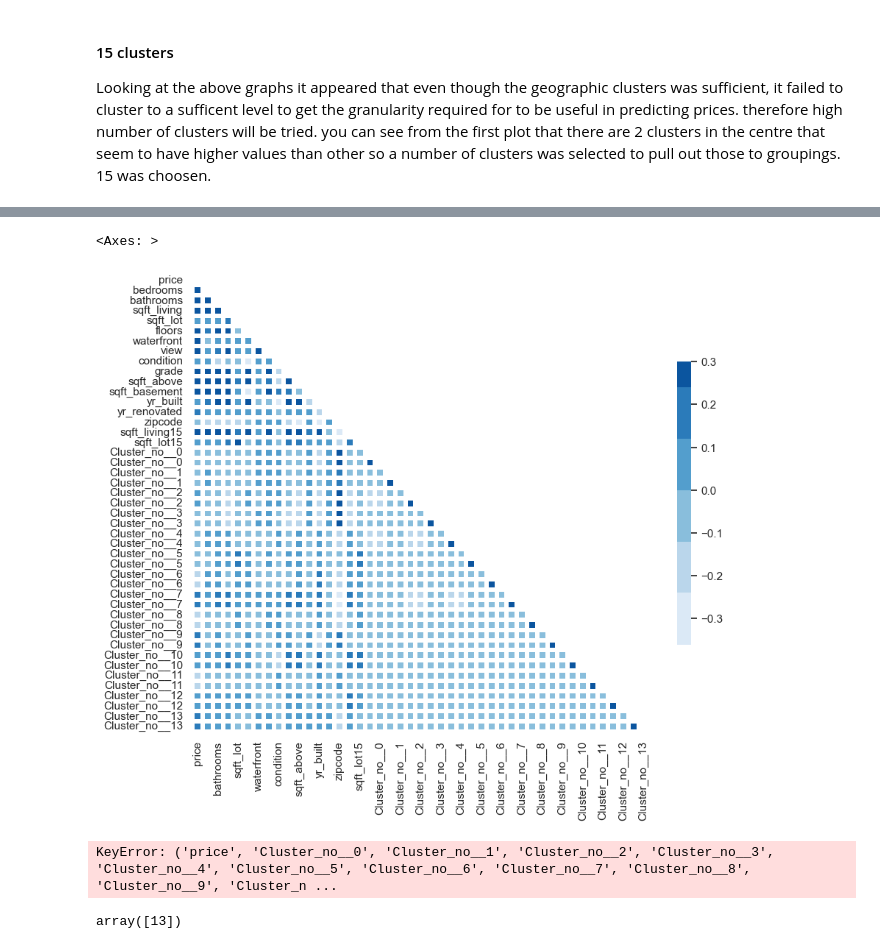
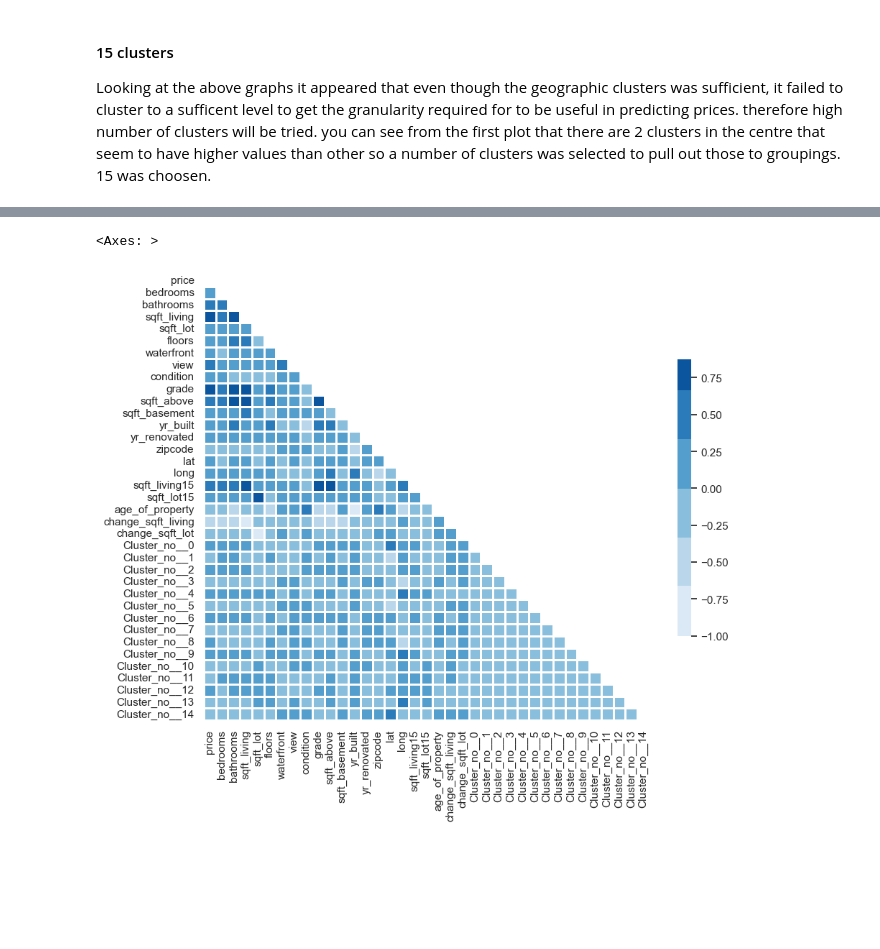
Before and after one commit to Kilvers/ML_test_HousePrices, a Jupyter notebook: EDA.ipynb, the cells around one changed output, grey strips where cells are left out. Saved outputs shown, nothing was run; the diff lists cells and outputs as text; code cells hidden in the pictures; blank space fills up the shorter version.

```diff
--- a/EDA.ipynb
+++ b/EDA.ipynb
@@ -256,60 +356,41 @@ Index(['Unnamed: 0', 'id', 'date', 'price', 'bedrooms', 'bathrooms',
       dtype='object')
+# %%
+column_list_clusters = ['price', 'bedrooms', 'bathrooms', 'sqft_living',
+       'sqft_lot', 'floors', 'waterfront', 'view', 'condition', 'grade',
+       'sqft_above', 'sqft_basement', 'yr_built', 'yr_renovated', 'zipcode',
+       'lat', 'long', 'sqft_living15', 'sqft_lot15', 'age_of_property',
+       'change_sqft_living', 'change_sqft_lot', 'Cluster_no__0',
+       'Cluster_no__1', 'Cluster_no__2', 'Cluster_no__3', 'Cluster_no__4',
+       'Cluster_no__5', 'Cluster_no__6', 'Cluster_no__7', 'Cluster_no__8',
+       'Cluster_no__9', 'Cluster_no__10', 'Cluster_no__11', 'Cluster_no__12',
+       'Cluster_no__13', 'Cluster_no__14']
+
+column_list_sqft =['price', 'bedrooms', 'bathrooms', 'sqft_living',
+       'sqft_lot', 'floors', 'waterfront', 'view', 'condition', 'grade',
+       'sqft_above', 'sqft_basement', 'yr_built', 'yr_renovated', 'zipcode',
+       'lat', 'long', 'sqft_living15', 'sqft_lot15', 'age_of_property',
+       'change_sqft_living', 'change_sqft_lot', 'change_sqft_lot__-1', 'change_sqft_lot__0', 'change_sqft_lot__1',
+       'change_sqft_living__-1', 'change_sqft_living__0',
+       'change_sqft_living__1']
 # %%
 sns.set_theme(style="white")
-encodings = pd.get_dummies(df['clusters'], prefix='Cluster_no_')
-df = pd.concat([df, encodings], axis=1)
-df.sample(5).T
-corr = df[['price', 'bedrooms', 'bathrooms',
-       'sqft_living', 'sqft_lot', 'floors', 'waterfront', 'view', 'condition',
-       'grade', 'sqft_above', 'sqft_basement', 'yr_built', 'yr_renovated',
-       'zipcode', 'sqft_living15', 'sqft_lot15',
-       'Cluster_no__0', 'Cluster_no__1', 'Cluster_no__2',
-       'Cluster_no__3', 'Cluster_no__4', 'Cluster_no__5', 'Cluster_no__6',
-       'Cluster_no__7', 'Cluster_no__8', 'Cluster_no__9', 'Cluster_no__10',
-       'Cluster_no__11', 'Cluster_no__12', 'Cluster_no__13']].corr()
-mask = np.triu(df[['price', 'bedrooms', 'bathrooms',
-       'sqft_living', 'sqft_lot', 'floors', 'waterfront', 'view', 'condition',
-       'grade', 'sqft_above', 'sqft_basement', 'yr_built', 'yr_renovated',
-       'zipcode', 'sqft_living15', 'sqft_lot15',
-       'Cluster_no__0', 'Cluster_no__1', 'Cluster_no__2',
-       'Cluster_no__3', 'Cluster_no__4', 'Cluster_no__5', 'Cluster_no__6',
-       'Cluster_no__7', 'Cluster_no__8', 'Cluster_no__9', 'Cluster_no__10',
-       'Cluster_no__11', 'Cluster_no__12', 'Cluster_no__13']].corr())
+# encodings = pd.get_dummies(df['clusters'], prefix='Cluster_no_')
+# df = pd.concat([df, encodings], axis=1)
+# df.sample(5).T
+corr = df[column_list_clusters].corr()
+mask = np.triu(df[column_list_clusters].corr())
 f, ax = plt.subplots(figsize=(10, 10))
 cmap = sns.color_palette("Blues")
 
 sns.heatmap(corr,
             mask=mask,
             cmap=cmap,
-            vmax=.3,
+            # vmax=.3,
             center=0,
             square=True,
-            linewidths=3,
+            linewidths=1,
             cbar_kws={"shrink": .5}
            )
 # %% [output]
 <Axes: >
-[figure, old version]
+[figure, new version]
-# %%
-sns.pairplot(df[['price',
-       'Cluster_no__0', 'Cluster_no__1', 'Cluster_no__2',
-       'Cluster_no__3', 'Cluster_no__4', 'Cluster_no__5', 'Cluster_no__6',
-       'Cluster_no__7', 'Cluster_no__8', 'Cluster_no__9', 'Cluster_no__10',
-       'Cluster_no__11', 'Cluster_no__12', 'Cluster_no__13']], kind="reg")
-# %% [output]
-KeyError: ('price', 'Cluster_no__0', 'Cluster_no__1', 'Cluster_no__2', 'Cluster_no__3', 'Cluster_no__4', 'Cluster_no__5', 'Cluster_no__6', 'Cluster_no__7', 'Cluster_no__8', 'Cluster_no__9', 'Cluster_n ...
-# %%
-data = df.loc[:,['lat', 'long']]
-
-
-kmeans = KMeans(n_clusters=15, max_iter=1000).fit(data)
-df["clusters"] = kmeans.labels_
-plt.figure(figsize=(10, 5))
-scatter = plt.scatter(df['long'], df['lat'], c=df['clusters'], cmap='viridis', s=5)
-plt.title('Clusters of Houses for Sale')
-plt.xlabel('Longitude')
-plt.ylabel('Latitude')
-plt.legend(*scatter.legend_elements(), title="Clusters")
-plt.show()
-# %% [output]
-array([13])
```
Also changed, not shown: parts of 28 cells of this notebook, 6 other files.
